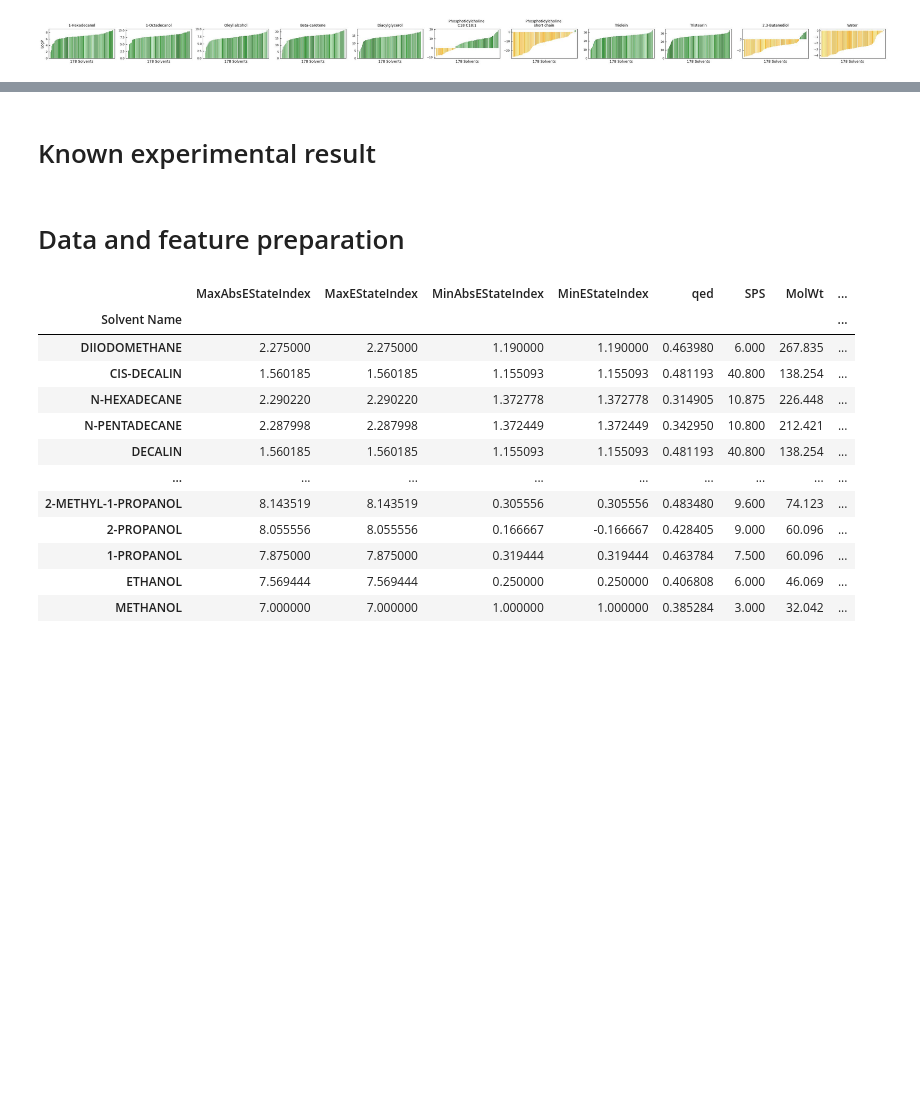
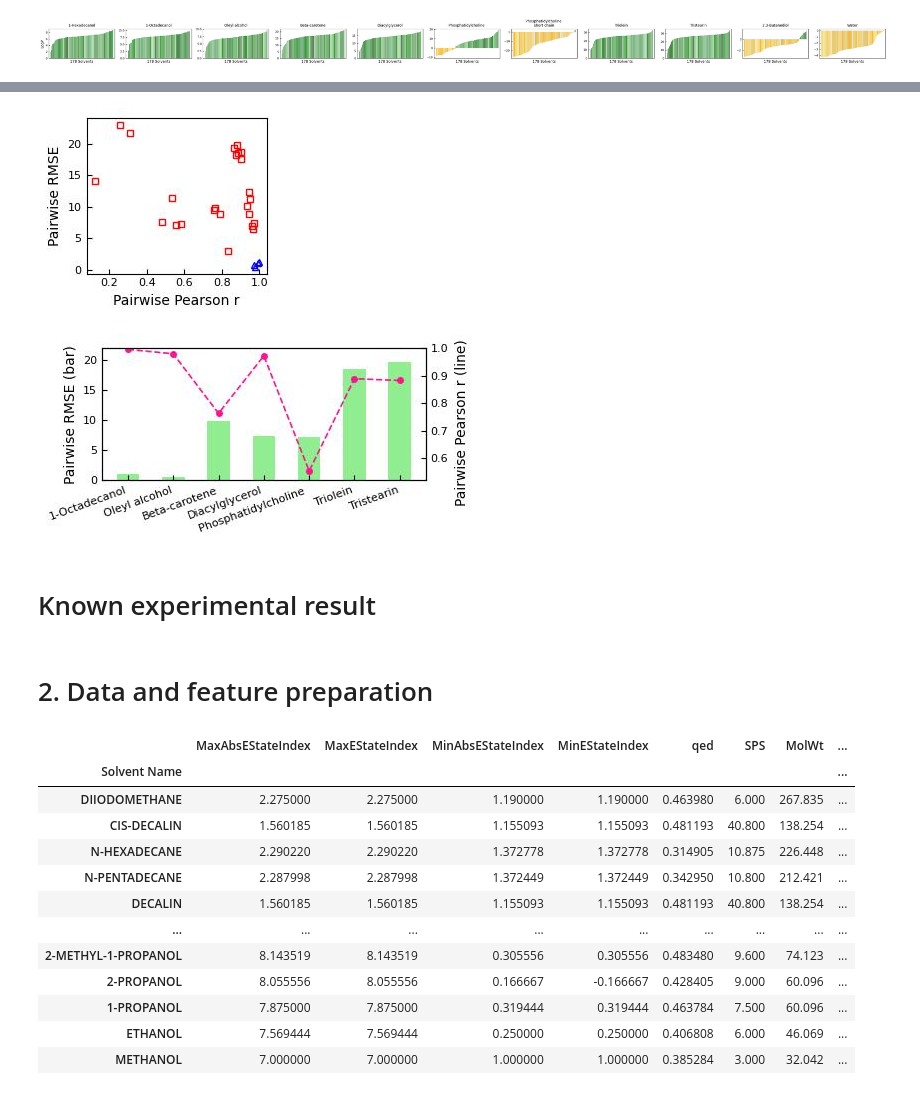
Before and after one commit to zhangdf07/SEP, a Jupyter notebook: Long-chain-fatty-acid/ML_screening.ipynb, the cells around one changed output, grey strips where cells are left out. Saved outputs shown, nothing was run; the diff lists cells and outputs as text; code cells hidden in the pictures; blank space fills up the shorter version.

```diff
--- a/Long-chain-fatty-acid/ML_screening.ipynb
+++ b/Long-chain-fatty-acid/ML_screening.ipynb
@@ -261,3 +365,50 @@ plt.show()
+# %%
+highligh_pairs = []
+
+fig, axs = plt.subplots(1,1, figsize=(2.5, 2.2), dpi=100, tight_layout=True)
+for k,v in comparison_pairs.items():
+    x, y = v[0],v[1]
+    if 'dG_c16' in k:
+        highligh_pairs.append(k)
+
+    if x>0.95 and y<2:
+        color, marker = 'b','^'
+    else:
+        color, marker = 'r','s'
+    axs.plot(x, y, color=color, lw=2, ls='', marker=marker, ms=5, markerfacecolor='None', markeredgecolor=color, alpha=0.99)
+
+axs.set_ylabel('Pairwise RMSE',fontsize=10)
+axs.set_xlabel('Pairwise Pearson r',fontsize=10)
+axs.tick_params(direction='in',labelsize='8')
+plt.savefig('Compare_logP_pairwise_summary.png', dpi=800)
+plt.show()
+
+
+fig, axs = plt.subplots(1,1, figsize=(4.5,2.2), dpi=100, tight_layout=True)
+
+data = np.transpose([ comparison_pairs[p] for p in highligh_pairs ])
+
+bar_labels = [ header_to_name[ p.split('_vs_')[0][3:6] ] for p in highligh_pairs ]
+x_pos = np.arange( len(bar_labels) )
+axs.bar(bar_labels, data[1], color='lightgreen', width=0.5)
+
+ax2 = axs.twinx()
+ax2.plot(x_pos, data[0], color='deeppink', lw=1.2, ls='--', marker='o', ms=4, )#markerfacecolor='None', markeredgecolor='m', alpha=0.8)
+
+axs.tick_params(direction='in',labelsize='8')
+ax2.tick_params(direction='in',labelsize='8')
+axs.set_xticks(x_pos)
+axs.set_xticklabels(bar_labels, rotation=20, ha='right', fontsize=8)
+
+axs.set_ylim( (0,22) )
+ax2.set_ylim( (0.52,1) )
+axs.set_ylabel('Pairwise RMSE (bar)',fontsize=10)
+ax2.set_ylabel('Pairwise Pearson r (line)    ',fontsize=10)
+plt.savefig('Compare_logP_pairwise_highlight.png', dpi=800)
+plt.show()
+# %% [output]
+[figure, added]
+[figure, added]
 # %% [markdown]
 # Known experimental result
 # %%
@@ -278,7 +429,7 @@ o18 - XLogP3 = 7.4, https://pubchem.ncbi.nlm.nih.gov/compound/5284499
 
 """
 # %% [markdown]
-# Data and feature preparation
+# 2. Data and feature preparation
 # %%
 %%capture --no-display
 
```
Also changed, not shown: parts of 99 cells of this notebook, 1 other file.
